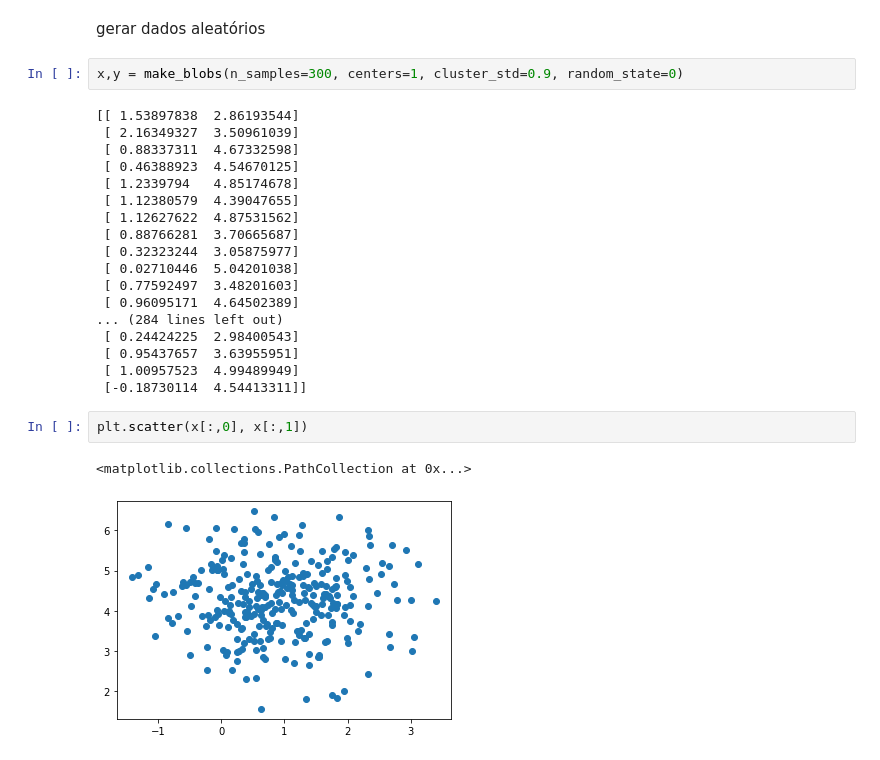
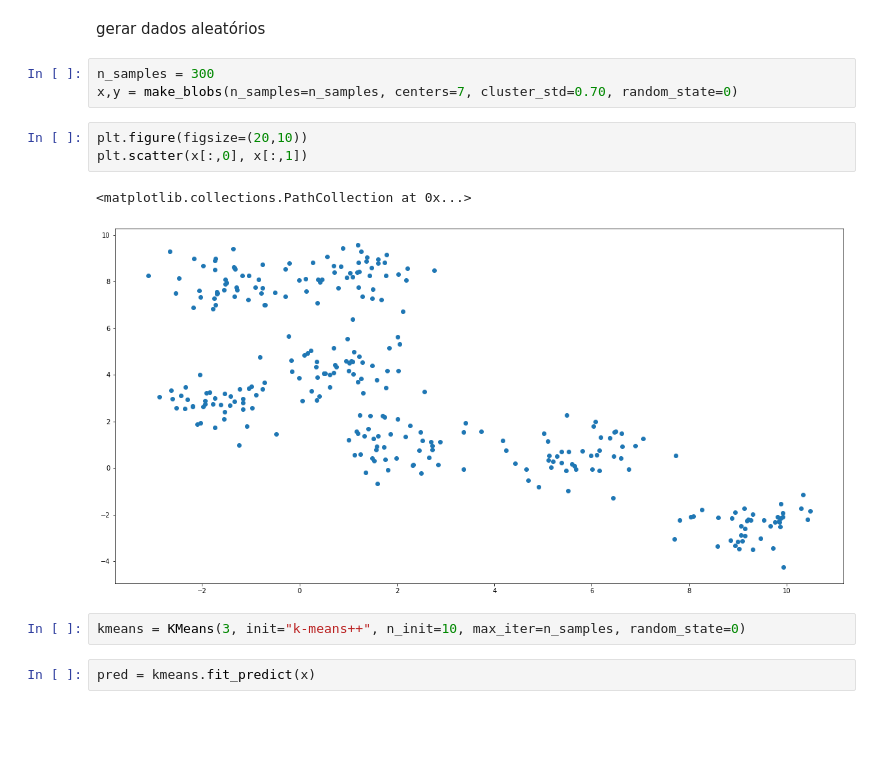
Before and after one commit to macegosso/py-clustering, a Jupyter notebook: clusterização.ipynb, the cells around one changed output. Cells and saved outputs as stored; diff of their text form; blank space fills up the shorter version.

```diff
--- a/clusterização.ipynb
+++ b/clusterização.ipynb
@@ -11,27 +11,15 @@ from sklearn.cluster import KMeans
 # %% [markdown]
 gerar dados aleatórios
 # %%
-x,y = make_blobs(n_samples=300, centers=1, cluster_std=0.9, random_state=0)
+n_samples = 300
+x,y = make_blobs(n_samples=n_samples, centers=7, cluster_std=0.70, random_state=0)
-# %% [output]
-[[ 1.53897838  2.86193544]
- [ 2.16349327  3.50961039]
- [ 0.88337311  4.67332598]
- [ 0.46388923  4.54670125]
- [ 1.2339794   4.85174678]
- [ 1.12380579  4.39047655]
- [ 1.12627622  4.87531562]
- [ 0.88766281  3.70665687]
- [ 0.32323244  3.05875977]
- [ 0.02710446  5.04201038]
- [ 0.77592497  3.48201603]
- [ 0.96095171  4.64502389]
-... (284 lines left out)
- [ 0.24424225  2.98400543]
- [ 0.95437657  3.63955951]
- [ 1.00957523  4.99489949]
- [-0.18730114  4.54413311]]
 # %%
+plt.figure(figsize=(20,10))
 plt.scatter(x[:,0], x[:,1])
 # %% [output]
 <matplotlib.collections.PathCollection at 0x...>
-[figure, old version]
+[figure, new version]
+# %%
+kmeans = KMeans(3, init="k-means++", n_init=10, max_iter=n_samples, random_state=0)
+# %%
+pred = kmeans.fit_predict(x)
```
Also changed, not shown: parts of 5 cells of this notebook.
